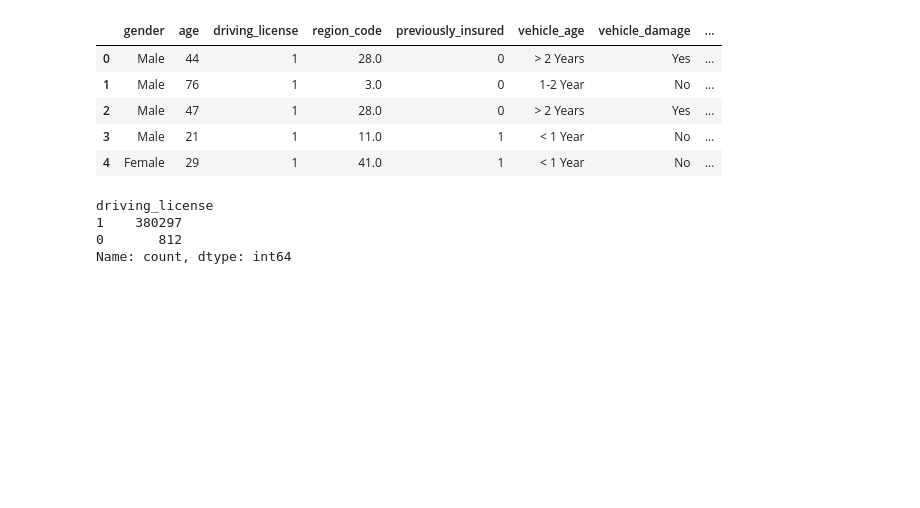
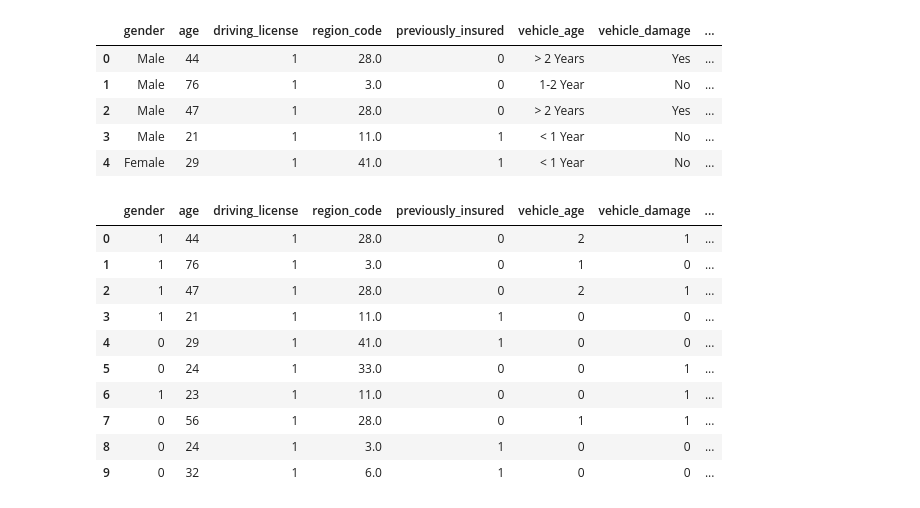
Before and after one commit to Shashank975/Vehicle-Insurance-Domain-Project, a Jupyter notebook: notebook/experiments.ipynb, the cells around one changed output. Drawn from its saved outputs; the diff is of its cells as text; code cells hidden in the pictures; blank space fills up the shorter version.

```diff
--- a/notebook/experiments.ipynb
+++ b/notebook/experiments.ipynb
@@ -40,8 +40,16 @@ df["gender"] = df["gender"].map({'Male': 1, 'Female':0})
 df['vehicle_age'] = df['vehicle_age'].map({'1-2 Year': 1, '< 1 Year': 0 ,'> 2 Years':2 })
 df['vehicle_damage'] = df['vehicle_damage'].map({'Yes': 1, 'No':0})
 # %%
+df.head(10)
 # %% [output]
-driving_license
-1    380297
-0       812
-Name: count, dtype: int64
+|  | gender | age | driving_license | region_code | previously_insured | vehicle_age | vehicle_damage | ... |
+| 0 | 1 | 44 | 1 | 28.0 | 0 | 2 | 1 | ... |
+| 1 | 1 | 76 | 1 | 3.0 | 0 | 1 | 0 | ... |
+| 2 | 1 | 47 | 1 | 28.0 | 0 | 2 | 1 | ... |
+| 3 | 1 | 21 | 1 | 11.0 | 1 | 0 | 0 | ... |
+| 4 | 0 | 29 | 1 | 41.0 | 1 | 0 | 0 | ... |
+| 5 | 0 | 24 | 1 | 33.0 | 0 | 0 | 1 | ... |
+| 6 | 1 | 23 | 1 | 11.0 | 0 | 0 | 1 | ... |
+| 7 | 0 | 56 | 1 | 28.0 | 0 | 1 | 1 | ... |
+| 8 | 0 | 24 | 1 | 3.0 | 1 | 0 | 0 | ... |
+| 9 | 0 | 32 | 1 | 6.0 | 1 | 0 | 0 | ... |
```
Also changed, not shown: parts of 5 cells of this notebook, 4 other files.
